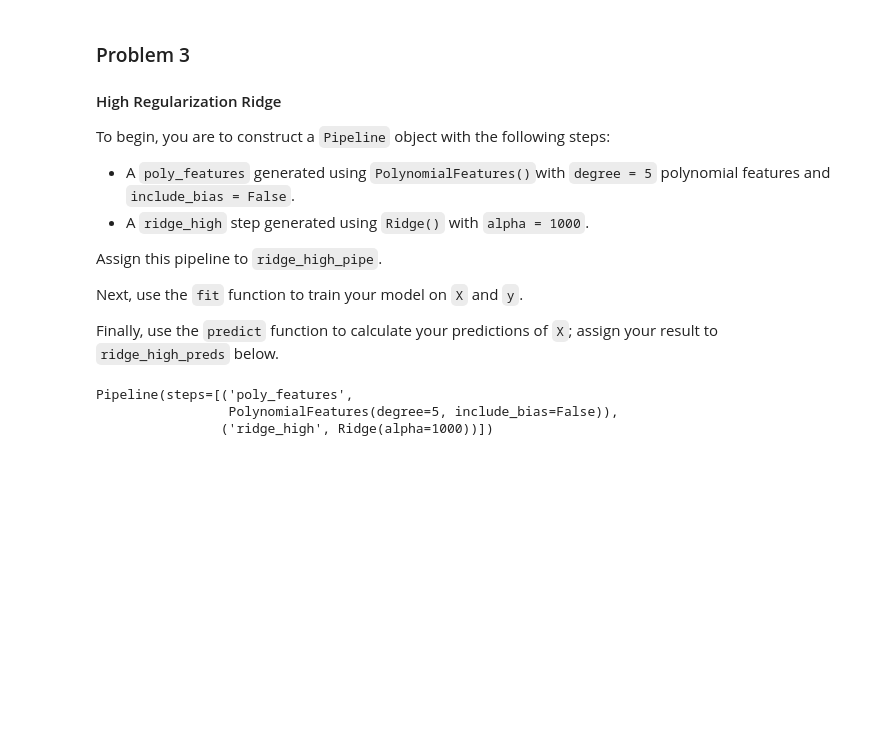
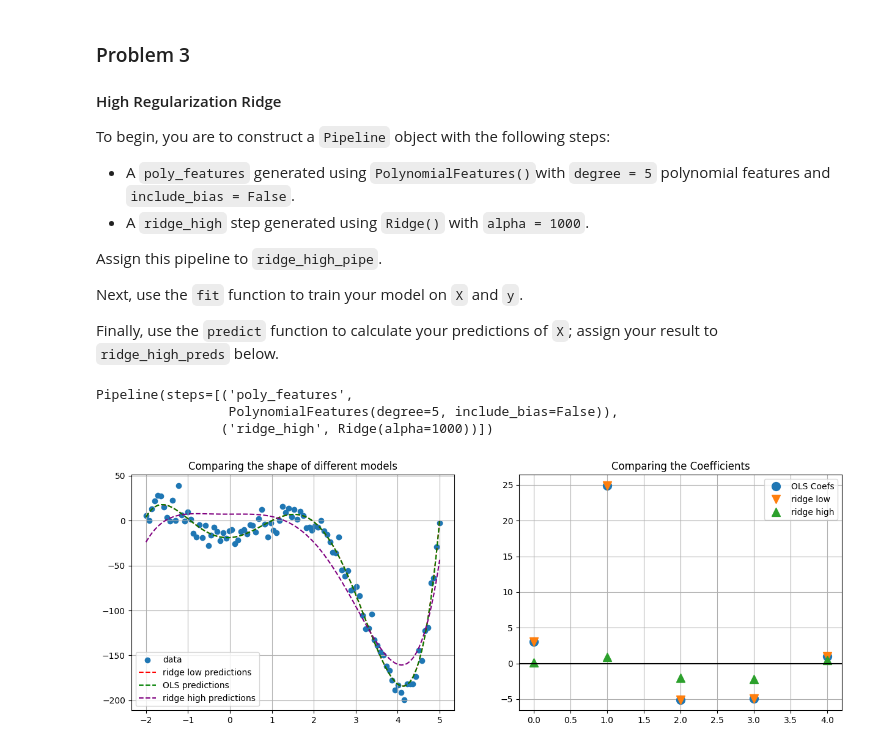
Before and after one commit to revathys/AIMLLearn, a Jupyter notebook: colab_activity9_2.ipynb, the cells around one changed output. Drawn from its saved outputs; the diff is of its cells as text; code cells hidden in the pictures; blank space fills up the shorter version.

```diff
--- a/colab_activity9_2.ipynb
+++ b/colab_activity9_2.ipynb
@@ -127,35 +131,37 @@ Assign this pipeline to `ridge_high_pipe`.
 Next, use the `fit` function to train your model on `X` and `y`.
 
 Finally, use the `predict` function to calculate your predictions of `X`; assign your result to `ridge_high_preds` below.
-# %%
-
-
-ridge_high_pipe = ''
-ridge_high_preds = ''
-
-
-
-# Answer check
-ridge_high_pipe
-# %% [output]
-Pipeline(steps=[('poly_features',
-                 PolynomialFeatures(degree=5, include_bias=False)),
-                ('ridge_high', Ridge(alpha=1000))])
+# %%
+
+
+ridge_high_pipe = Pipeline([("poly_features",PolynomialFeatures(degree=5, include_bias=False)),("ridge_high",Ridge(alpha=1000))])
+ridge_high_preds = ridge_high_pipe.fit(X, y).predict(X)
+
+
+
+# Answer check
+ridge_high_pipe
+# %% [output]
+Pipeline(steps=[('poly_features',
+                 PolynomialFeatures(degree=5, include_bias=False)),
+                ('ridge_high', Ridge(alpha=1000))])
 # %%
 ## Uncomment to visualize solutions
-# Xnp = X.to_numpy()
-# fig, ax = plt.subplots(1, 2, figsize = (15, 5))
-# ax[0].scatter(Xnp, y, label = 'data')
-# ax[0].plot(Xnp, ridge_low_preds, '--r', label = 'ridge low predictions')
-# ax[0].plot(Xnp, ols_preds, '--g', label = 'OLS predictions')
-# ax[0].plot(Xnp, ridge_high_preds, '--', color = 'purple', label = 'ridge high predictions')
-# ax[0].set_title('Comparing the shape of different models')
-# ax[0].legend();
-# ax[0].grid();
-# ax[1].plot(ols_pipe.named_steps['linreg'].coef_, 'o', markersize = 10, label = 'OLS Coefs')
-# ax[1].plot(ridge_low_pipe.named_steps['ridge_low'].coef_, 'v', markersize = 10, label = 'ridge low')
-# ax[1].plot(ridge_high_pipe.named_steps['ridge_high'].coef_, '^', markersize = 10, label = 'ridge high')
-# ax[1].legend();
-# ax[1].axhline(color = 'black')
-# ax[1].grid();
-# ax[1].set_title('Comparing the Coefficients');
+Xnp = X.to_numpy()
+fig, ax = plt.subplots(1, 2, figsize = (15, 5))
+ax[0].scatter(Xnp, y, label = 'data')
+ax[0].plot(Xnp, ridge_low_preds, '--r', label = 'ridge low predictions')
+ax[0].plot(Xnp, ols_preds, '--g', label = 'OLS predictions')
+ax[0].plot(Xnp, ridge_high_preds, '--', color = 'purple', label = 'ridge high predictions')
+ax[0].set_title('Comparing the shape of different models')
+ax[0].legend();
+ax[0].grid();
+ax[1].plot(ols_pipe.named_steps['linreg'].coef_, 'o', markersize = 10, label = 'OLS Coefs')
+ax[1].plot(ridge_low_pipe.named_steps['ridge_low'].coef_, 'v', markersize = 10, label = 'ridge low')
+ax[1].plot(ridge_high_pipe.named_steps['ridge_high'].coef_, '^', markersize = 10, label = 'ridge high')
+ax[1].legend();
+ax[1].axhline(color = 'black')
+ax[1].grid();
+ax[1].set_title('Comparing the Coefficients');
+# %% [output]
+[figure, added]
```
Also changed, not shown: parts of 7 cells of this notebook.
